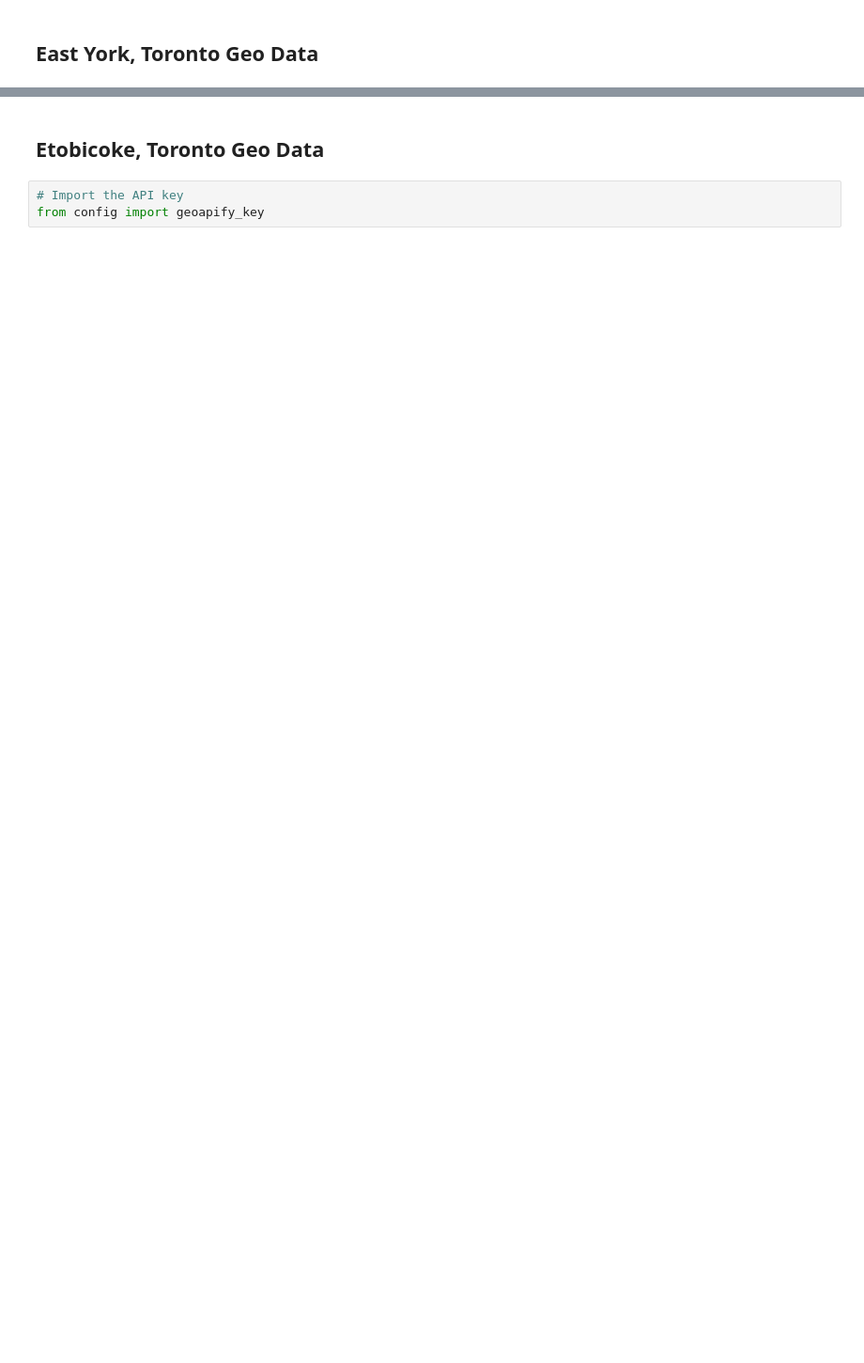
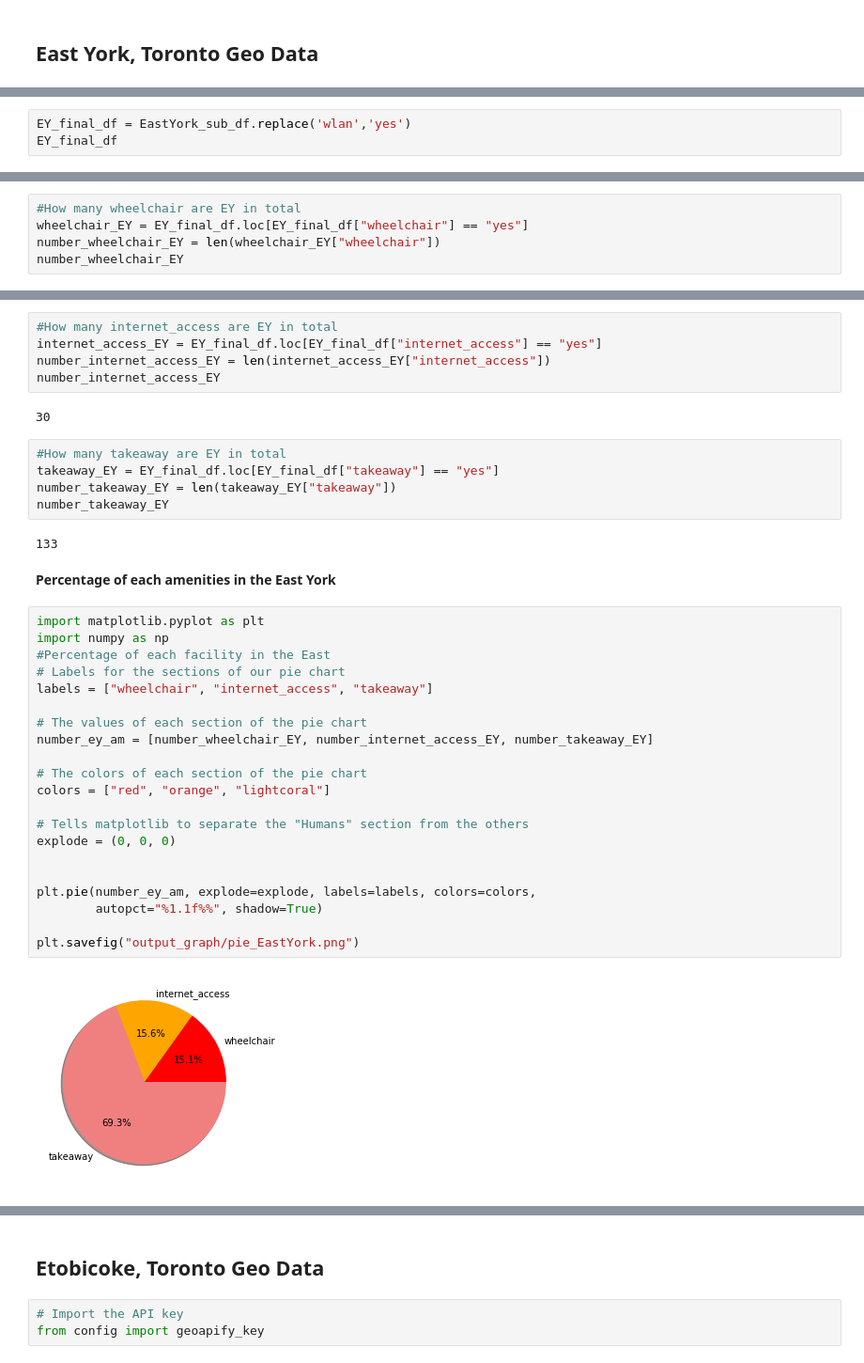
Before and after one commit to abedasalsabil/Group-3-Project-1, a Jupyter notebook: coffee-shops-toronto-districts.ipynb, the cells around one changed output, grey strips where cells are left out. Shown at 94% size. Drawn from its saved outputs; the diff is of its cells as text; blank space fills up the shorter version.

```diff
--- a/coffee-shops-toronto-districts.ipynb
+++ b/coffee-shops-toronto-districts.ipynb
@@ -184,0 +121,3 @@ sub_df
+# %%
+EY_final_df = EastYork_sub_df.replace('wlan','yes')
+EY_final_df
@@ -184,0 +138,5 @@ sub_df
+# %%
+#How many wheelchair are EY in total
+wheelchair_EY = EY_final_df.loc[EY_final_df["wheelchair"] == "yes"]
+number_wheelchair_EY = len(wheelchair_EY["wheelchair"])
+number_wheelchair_EY
@@ -184,0 +151,39 @@ sub_df
+# %%
+#How many internet_access are EY in total
+internet_access_EY = EY_final_df.loc[EY_final_df["internet_access"] == "yes"]
+number_internet_access_EY = len(internet_access_EY["internet_access"])
+number_internet_access_EY
+# %% [output]
+30
+# %%
+#How many takeaway are EY in total
+takeaway_EY = EY_final_df.loc[EY_final_df["takeaway"] == "yes"]
+number_takeaway_EY = len(takeaway_EY["takeaway"])
+number_takeaway_EY
+# %% [output]
+133
+# %% [markdown]
+**Percentage of each amenities in the East York**
+# %%
+import matplotlib.pyplot as plt
+import numpy as np
+#Percentage of each facility in the East
+# Labels for the sections of our pie chart
+labels = ["wheelchair", "internet_access", "takeaway"]
+
+# The values of each section of the pie chart
+number_ey_am = [number_wheelchair_EY, number_internet_access_EY, number_takeaway_EY]
+
+# The colors of each section of the pie chart
+colors = ["red", "orange", "lightcoral"]
+
+# Tells matplotlib to separate the "Humans" section from the others
+explode = (0, 0, 0)
+
+
+plt.pie(number_ey_am, explode=explode, labels=labels, colors=colors,
+        autopct="%1.1f%%", shadow=True)
+
+plt.savefig("output_graph/pie_EastYork.png")
+# %% [output]
+[figure, added]
```
Also changed, not shown: parts of 97 cells of this notebook, 12 other files.
